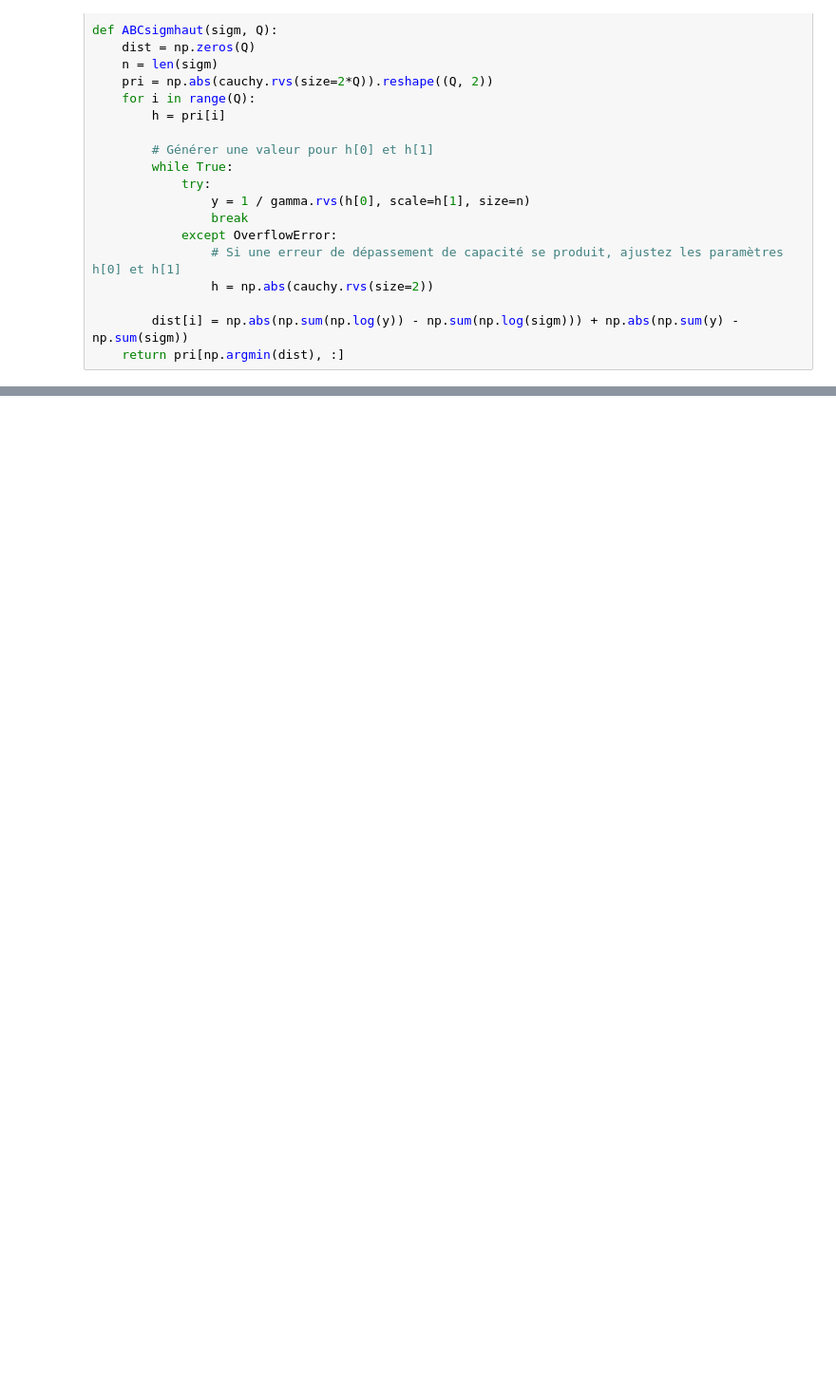
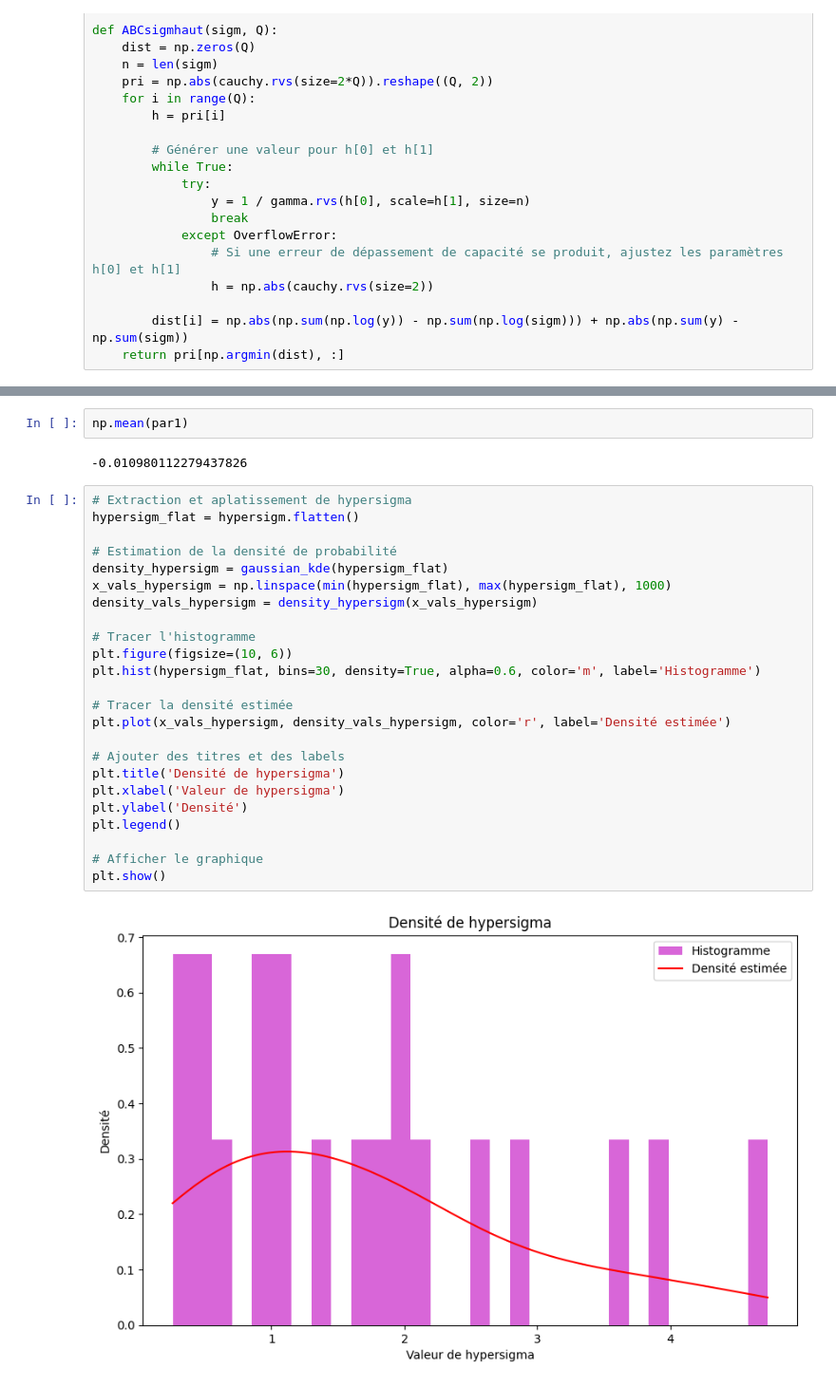
Before and after one commit to sarahthoumyre/GibbsABC, a Jupyter notebook: Algo ABCGibbs.ipynb, the cells around one changed output, grey strips where cells are left out. Shown: that part at 95% size. Saved outputs shown, nothing was run; the diff lists cells and outputs as text; blank space fills up the shorter version.

```diff
--- a/Algo ABCGibbs.ipynb
+++ b/Algo ABCGibbs.ipynb
@@ -208,0 +313,30 @@ Temps CPU total:
+# %%
+np.mean(par1)
+# %% [output]
+-0.010980112279437826
+# %%
+# Extraction et aplatissement de hypersigma
+hypersigm_flat = hypersigm.flatten()
+
+# Estimation de la densité de probabilité
+density_hypersigm = gaussian_kde(hypersigm_flat)
+x_vals_hypersigm = np.linspace(min(hypersigm_flat), max(hypersigm_flat), 1000)
+density_vals_hypersigm = density_hypersigm(x_vals_hypersigm)
+
+# Tracer l'histogramme
+plt.figure(figsize=(10, 6))
+plt.hist(hypersigm_flat, bins=30, density=True, alpha=0.6, color='m', label='Histogramme')
+
+# Tracer la densité estimée
+plt.plot(x_vals_hypersigm, density_vals_hypersigm, color='r', label='Densité estimée')
+
+# Ajouter des titres et des labels
+plt.title('Densité de hypersigma')
+plt.xlabel('Valeur de hypersigma')
+plt.ylabel('Densité')
+plt.legend()
+
+# Afficher le graphique
+plt.show()
+# %% [output]
+[figure, added]
```
Also changed, not shown: parts of 14 cells of this notebook.
